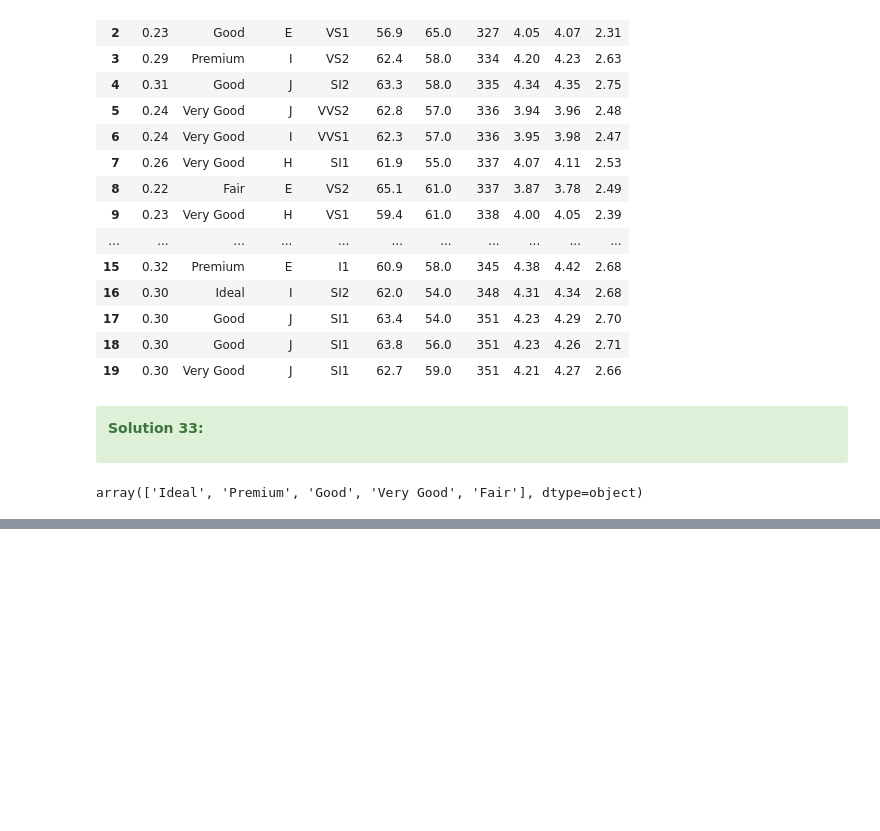
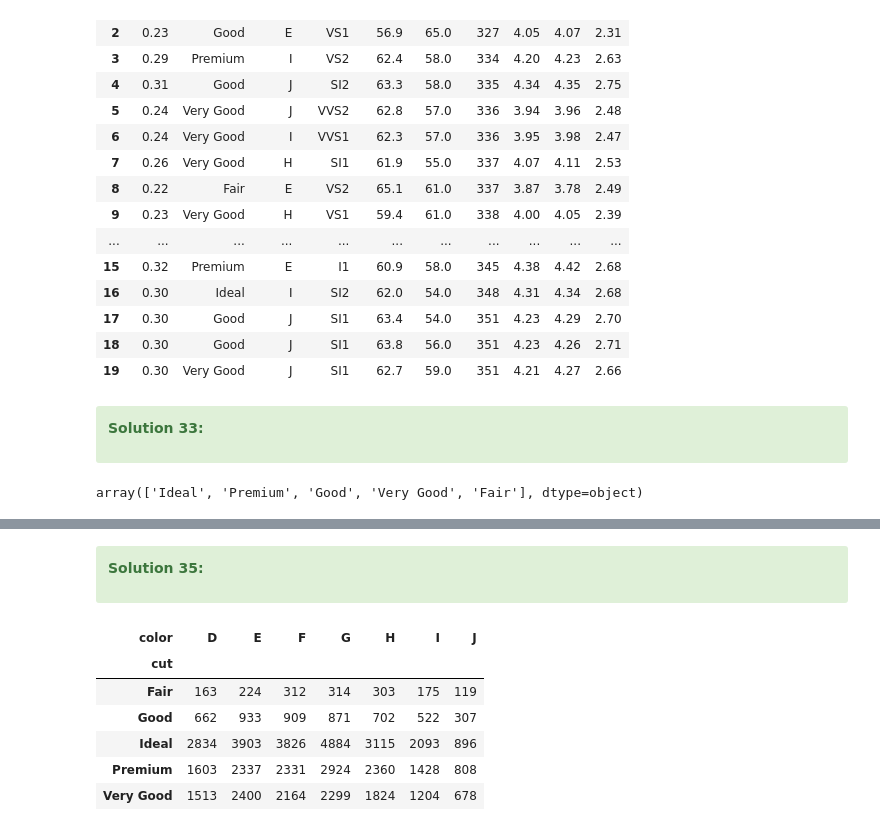
Before and after one commit to aziart/pandas-exercises, a Jupyter notebook: 12 - w3exercises/09 - Pandas Practice Sets/09 - 01 Pandas Practice Set-1.ipynb, the cells around one changed output, grey strips where cells are left out. Saved outputs shown, nothing was run; the diff lists cells and outputs as text; code cells hidden in the pictures; blank space fills up the shorter version.

Commit message:
12_09_01 - Pandas Practice Set 1 - 36/65

```diff
--- a/12 - w3exercises/09 - Pandas Practice Sets/09 - 01 Pandas Practice Set-1.ipynb
+++ b/12 - w3exercises/09 - Pandas Practice Sets/09 - 01 Pandas Practice Set-1.ipynb
@@ -2232,0 +2285,5 @@ array(['Ideal', 'Premium', 'Good', 'Very Good', 'Fair'], dtype=object)
+# %%
+path = '../data/'
+filename = 'diamonds.csv'
+df = pd.read_csv(path + filename)
+display(df.head(20))
@@ -2232,0 +2308,22 @@ array(['Ideal', 'Premium', 'Good', 'Very Good', 'Fair'], dtype=object)
+# %% [markdown]
+<div class="alert alert-success">
+
+**Solution 35:**
+</div>
+# %%
+# 35. Compute Cross-Tabulation of Two Series
+# Write a Pandas program to compute a cross-tabulation of two Series in diamonds DataFrame.
+
+group_col_1 = "cut"    # the first column we group by
+group_col_2 = "color"  # the second column we group by
+
+cross_tab = pd.crosstab(df[group_col_1], df[group_col_2])
+display(cross_tab)
+# %% [output]
+| color | D | E | F | G | H | I | J |
+| cut |  |  |  |  |  |  |  |
+| Fair | 163 | 224 | 312 | 314 | 303 | 175 | 119 |
+| Good | 662 | 933 | 909 | 871 | 702 | 522 | 307 |
+| Ideal | 2834 | 3903 | 3826 | 4884 | 3115 | 2093 | 896 |
+| Premium | 1603 | 2337 | 2331 | 2924 | 2360 | 1428 | 808 |
+| Very Good | 1513 | 2400 | 2164 | 2299 | 1824 | 1204 | 678 |
```
Also changed, not shown: parts of 12 cells of this notebook.
